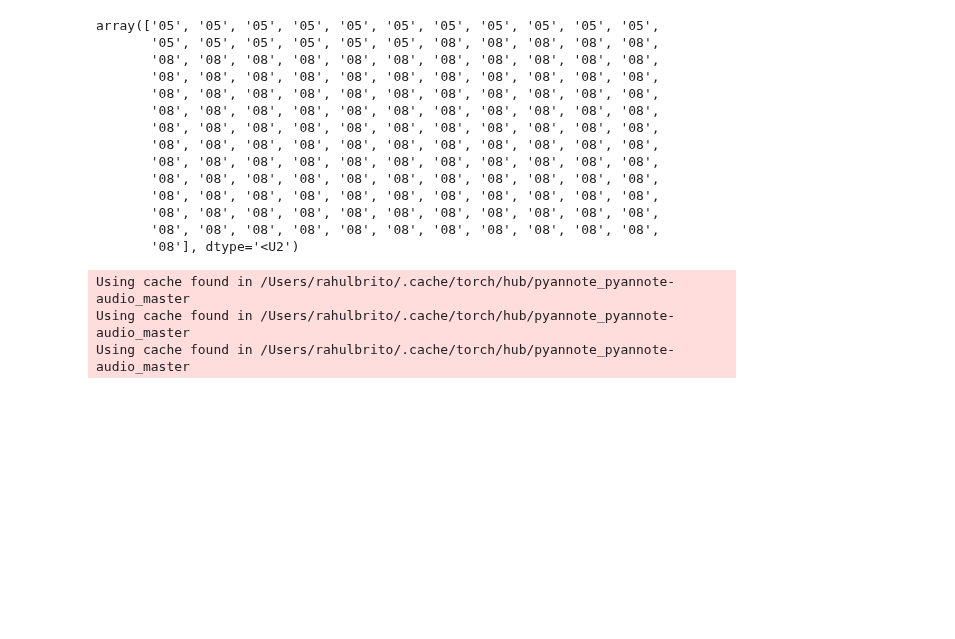
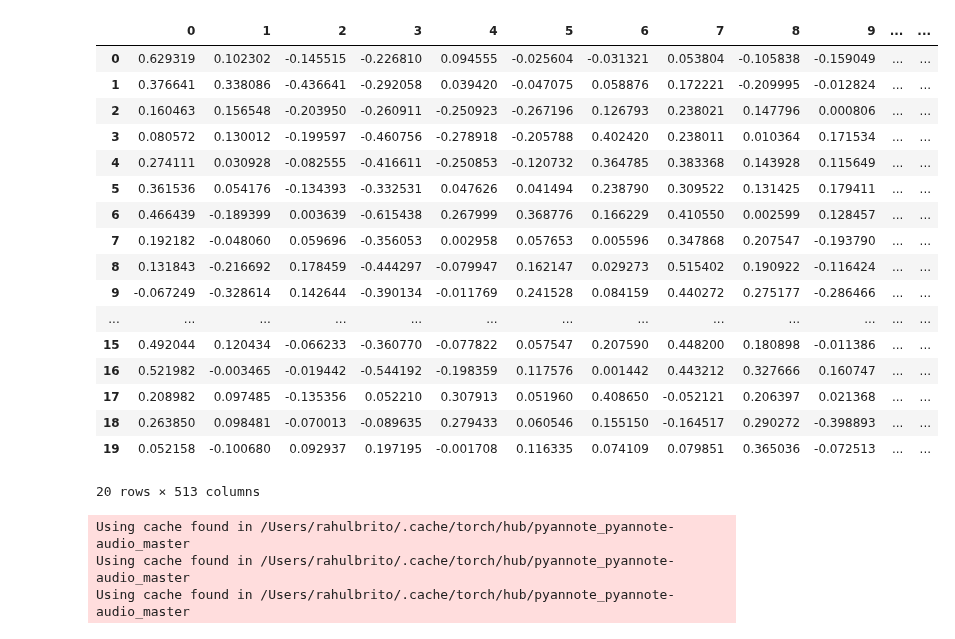
Before and after one commit to Rahul-Brito/infantvoice, a Jupyter notebook: scripts/Pyannote Test.ipynb, the cells around one changed output. Drawn from its saved outputs; the diff is of its cells as text; code cells hidden in the pictures; blank space fills up the shorter version.

```diff
--- a/scripts/Pyannote Test.ipynb
+++ b/scripts/Pyannote Test.ipynb
@@ -400,20 +401,24 @@ Processing08.wav
 # %%
-np.hstack(pid)
+all_embs.head(20)
 # %% [output]
+|  | 0 | 1 | 2 | 3 | 4 | 5 | 6 | 7 | 8 | 9 | ... | ... |
+| 0 | 0.629319 | 0.102302 | -0.145515 | -0.226810 | 0.094555 | -0.025604 | -0.031321 | 0.053804 | -0.105838 | -0.159049 | ... | ... |
+| 1 | 0.376641 | 0.338086 | -0.436641 | -0.292058 | 0.039420 | -0.047075 | 0.058876 | 0.172221 | -0.209995 | -0.012824 | ... | ... |
+| 2 | 0.160463 | 0.156548 | -0.203950 | -0.260911 | -0.250923 | -0.267196 | 0.126793 | 0.238021 | 0.147796 | 0.000806 | ... | ... |
+| 3 | 0.080572 | 0.130012 | -0.199597 | -0.460756 | -0.278918 | -0.205788 | 0.402420 | 0.238011 | 0.010364 | 0.171534 | ... | ... |
+| 4 | 0.274111 | 0.030928 | -0.082555 | -0.416611 | -0.250853 | -0.120732 | 0.364785 | 0.383368 | 0.143928 | 0.115649 | ... | ... |
+| 5 | 0.361536 | 0.054176 | -0.134393 | -0.332531 | 0.047626 | 0.041494 | 0.238790 | 0.309522 | 0.131425 | 0.179411 | ... | ... |
+| 6 | 0.466439 | -0.189399 | 0.003639 | -0.615438 | 0.267999 | 0.368776 | 0.166229 | 0.410550 | 0.002599 | 0.128457 | ... | ... |
+| 7 | 0.192182 | -0.048060 | 0.059696 | -0.356053 | 0.002958 | 0.057653 | 0.005596 | 0.347868 | 0.207547 | -0.193790 | ... | ... |
+| 8 | 0.131843 | -0.216692 | 0.178459 | -0.444297 | -0.079947 | 0.162147 | 0.029273 | 0.515402 | 0.190922 | -0.116424 | ... | ... |
+| 9 | -0.067249 | -0.328614 | 0.142644 | -0.390134 | -0.011769 | 0.241528 | 0.084159 | 0.440272 | 0.275177 | -0.286466 | ... | ... |
+| ... | ... | ... | ... | ... | ... | ... | ... | ... | ... | ... | ... | ... |
+| 15 | 0.492044 | 0.120434 | -0.066233 | -0.360770 | -0.077822 | 0.057547 | 0.207590 | 0.448200 | 0.180898 | -0.011386 | ... | ... |
+| 16 | 0.521982 | -0.003465 | -0.019442 | -0.544192 | -0.198359 | 0.117576 | 0.001442 | 0.443212 | 0.327666 | 0.160747 | ... | ... |
+| 17 | 0.208982 | 0.097485 | -0.135356 | 0.052210 | 0.307913 | 0.051960 | 0.408650 | -0.052121 | 0.206397 | 0.021368 | ... | ... |
+| 18 | 0.263850 | 0.098481 | -0.070013 | -0.089635 | 0.279433 | 0.060546 | 0.155150 | -0.164517 | 0.290272 | -0.398893 | ... | ... |
+| 19 | 0.052158 | -0.100680 | 0.092937 | 0.197195 | -0.001708 | 0.116335 | 0.074109 | 0.079851 | 0.365036 | -0.072513 | ... | ... |
-array(['05', '05', '05', '05', '05', '05', '05', '05', '05', '05', '05',
-       '05', '05', '05', '05', '05', '05', '08', '08', '08', '08', '08',
-       '08', '08', '08', '08', '08', '08', '08', '08', '08', '08', '08',
-       '08', '08', '08', '08', '08', '08', '08', '08', '08', '08', '08',
-       '08', '08', '08', '08', '08', '08', '08', '08', '08', '08', '08',
-       '08', '08', '08', '08', '08', '08', '08', '08', '08', '08', '08',
-       '08', '08', '08', '08', '08', '08', '08', '08', '08', '08', '08',
-       '08', '08', '08', '08', '08', '08', '08', '08', '08', '08', '08',
-       '08', '08', '08', '08', '08', '08', '08', '08', '08', '08', '08',
-       '08', '08', '08', '08', '08', '08', '08', '08', '08', '08', '08',
-       '08', '08', '08', '08', '08', '08', '08', '08', '08', '08', '08',
-       '08', '08', '08', '08', '08', '08', '08', '08', '08', '08', '08',
-       '08', '08', '08', '08', '08', '08', '08', '08', '08', '08', '08',
-       '08'], dtype='<U2')
+20 rows × 513 columns
 # %%
 #outdir = 'C:\\Users\\MrBrito\\Documents\\_Grad_School\\Rotations\\Satra\\egemaps_analysis'
 #outfile = 'hellos_emb.csv'
```
Also changed, not shown: parts of 1 cell of this notebook.
